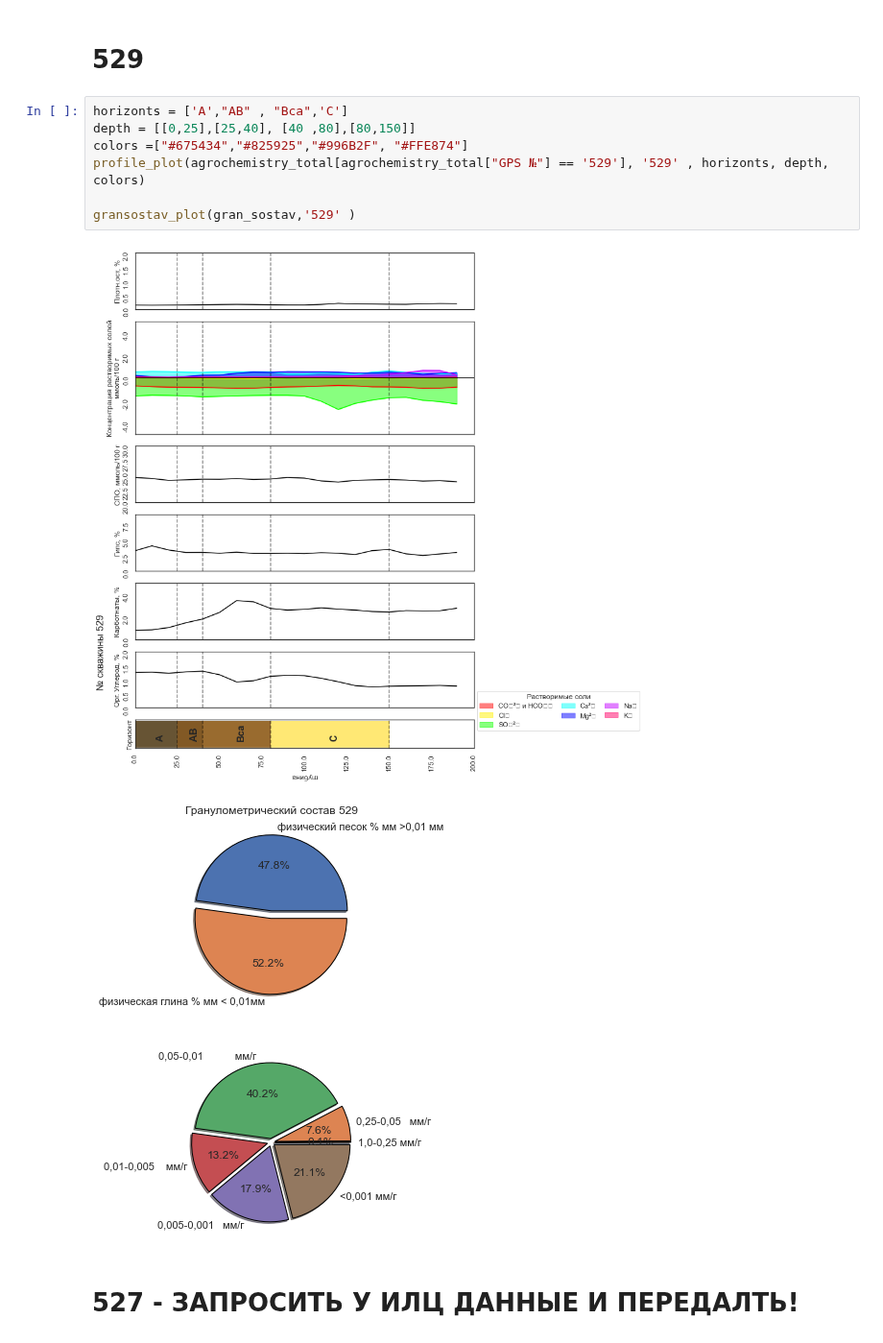
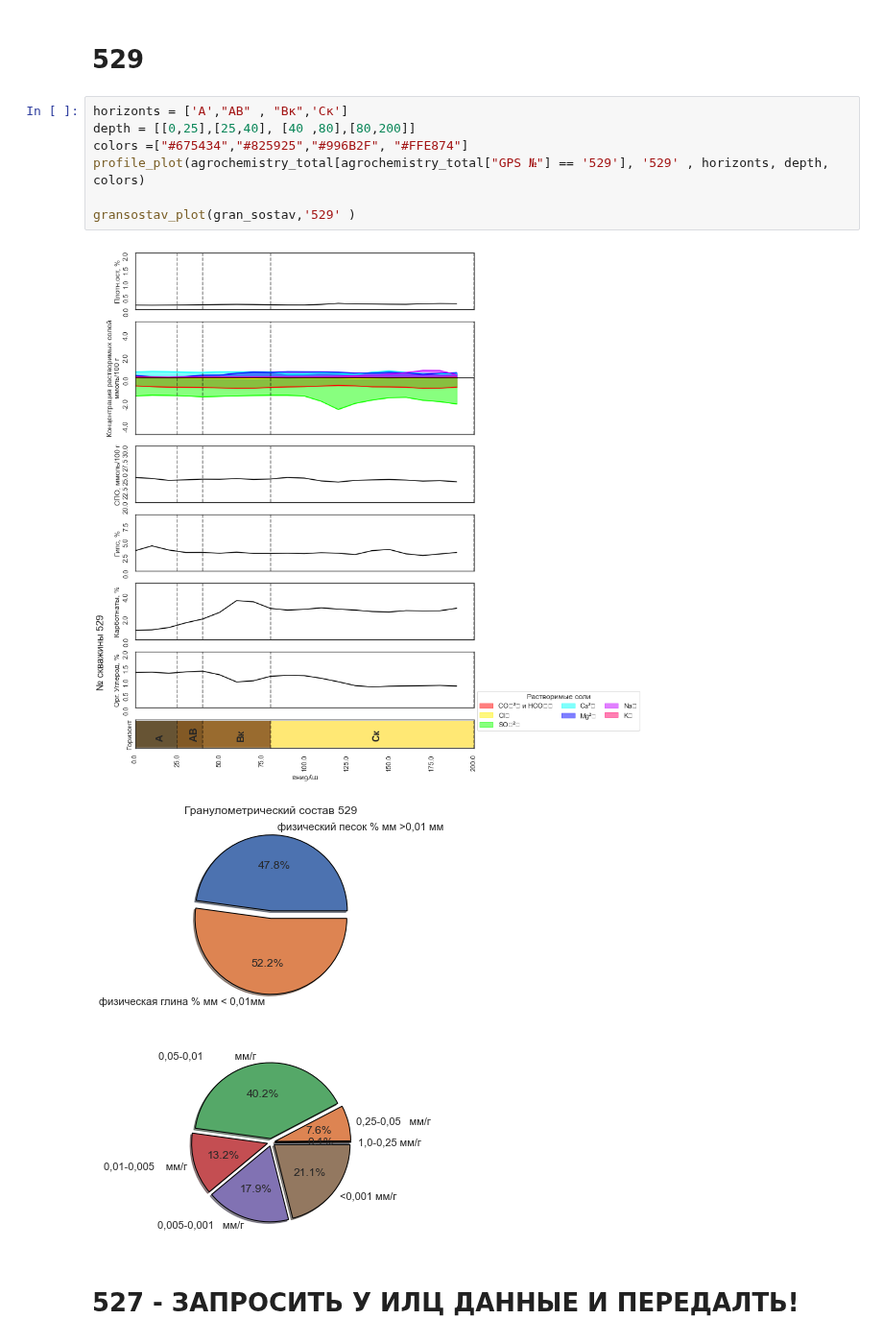
Before and after one commit to hukitoc94/total_archangelskiy, a Jupyter notebook: field_data/morfology.ipynb, the cells around one changed output. Shown at 96% size. Saved outputs shown, nothing was run; the diff lists cells and outputs as text.

```diff
--- a/field_data/morfology.ipynb
+++ b/field_data/morfology.ipynb
@@ -54,14 +51,14 @@ gransostav_plot(gran_sostav,'584' )
 # %% [markdown]
 # 529
 # %%
-horizonts = ['A',"AB" , "Bca",'C']
-depth = [[0,25],[25,40], [40 ,80],[80,150]]
+horizonts = ['A',"AB" , "Bк",'Cк']
+depth = [[0,25],[25,40], [40 ,80],[80,200]]
 colors =["#675434","#825925","#996B2F", "#FFE874"]
 profile_plot(agrochemistry_total[agrochemistry_total["GPS №"] == '529'], '529' , horizonts, depth, colors)
 
 gransostav_plot(gran_sostav,'529' )
 # %% [output]
-[figure, old version]
+[figure, new version]
 [figure]
 # %% [markdown]
 # 527 - ЗАПРОСИТЬ У ИЛЦ ДАННЫЕ И ПЕРЕДАЛТЬ!
```
Also changed, not shown: parts of 8 cells of this notebook, 7 other files.
